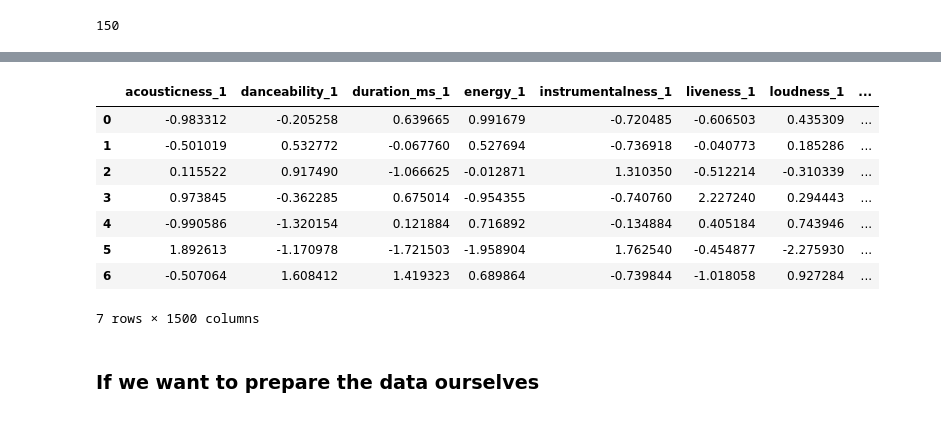
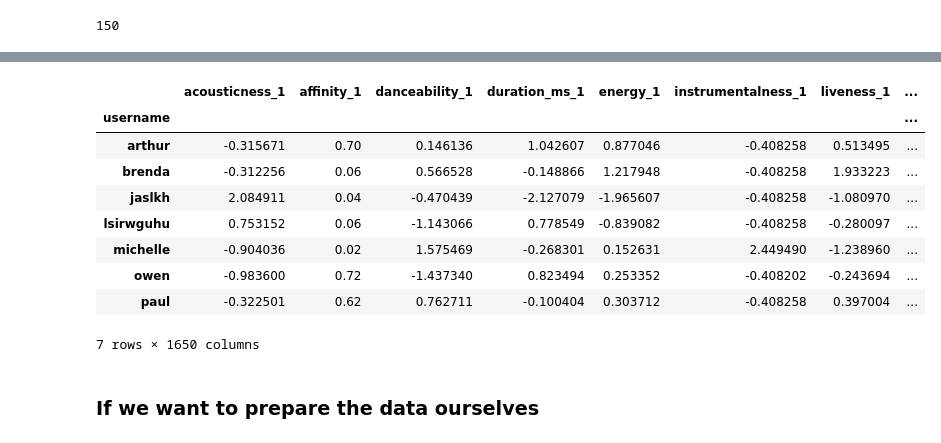
Before and after one commit to owengombas/spotify-recommender, a Jupyter notebook: pca.ipynb, the cells around one changed output, grey strips where cells are left out. Saved outputs shown, nothing was run; the diff lists cells and outputs as text; code cells hidden in the pictures.

```diff
--- a/pca.ipynb
+++ b/pca.ipynb
@@ -293,3 +296,21 @@ plot_latent_space(pca_user)
 # %% [markdown]
 ### If we wanted to let the model choose the features by itself from the raw data
 No working well
+# %%
+penality_factors = {
+    "short_term": 1,
+    "medium_term": 1,
+    "long_term": 1
+}
+
+df_with_affinity = df.copy()
+
+for user, df_sub_user in df_with_affinity.groupby("username"):
+    for time_range, df_sub_user_time_range in df_sub_user.groupby("time_range"):
+        # Add affinity column, to goes from 0 to 1, it's just a incremental index
+        size = len(df_sub_user_time_range)
+        penality_factor = penality_factors[time_range]
+        df_sub_user_time_range["affinity"] = range(1, size + 1)[::-1]
+        df_with_affinity.loc[df_sub_user_time_range.index, "affinity"] = (df_sub_user_time_range["affinity"] * penality_factor) / size
+
+df_with_affinity[df_with_affinity["username"] == "owen"][["username", "time_range", "affinity"]]
@@ -296,5 +331,5 @@ No working well
 # %%
-df_features_user_full = df[numeric_features + ["username"]]
+df_features_user_full = df_with_affinity[numeric_features + ["username"]]
 df_features_user_full
 # %% [output]
 |  | danceability | energy | speechiness | acousticness | instrumentalness | liveness | valence | tempo | ... |
@@ -356,18 +391,22 @@ df_pivoted
 # %%
 scaler = StandardScaler()
 df_pivoted_scaled = scaler.fit_transform(df_pivoted)
-df_pivoted_scaled = pd.DataFrame(df_pivoted_scaled, columns=df_pivoted.columns)
+df_pivoted_scaled = pd.DataFrame(df_pivoted_scaled, columns=df_pivoted.columns, index=df_pivoted.index)
+for col in df_pivoted_scaled.columns:
+    if "affinity_" in col:
+        df_pivoted_scaled[col] = df_pivoted[col]
 df_pivoted_scaled
 # %% [output]
-|  | acousticness_1 | danceability_1 | duration_ms_1 | energy_1 | instrumentalness_1 | liveness_1 | loudness_1 | ... |
-| 0 | -0.983312 | -0.205258 | 0.639665 | 0.991679 | -0.720485 | -0.606503 | 0.435309 | ... |
-| 1 | -0.501019 | 0.532772 | -0.067760 | 0.527694 | -0.736918 | -0.040773 | 0.185286 | ... |
-| 2 | 0.115522 | 0.917490 | -1.066625 | -0.012871 | 1.310350 | -0.512214 | -0.310339 | ... |
-| 3 | 0.973845 | -0.362285 | 0.675014 | -0.954355 | -0.740760 | 2.227240 | 0.294443 | ... |
-| 4 | -0.990586 | -1.320154 | 0.121884 | 0.716892 | -0.134884 | 0.405184 | 0.743946 | ... |
-| 5 | 1.892613 | -1.170978 | -1.721503 | -1.958904 | 1.762540 | -0.454877 | -2.275930 | ... |
-| 6 | -0.507064 | 1.608412 | 1.419323 | 0.689864 | -0.739844 | -1.018058 | 0.927284 | ... |
+|  | acousticness_1 | affinity_1 | danceability_1 | duration_ms_1 | energy_1 | instrumentalness_1 | liveness_1 | ... |
+| username |  |  |  |  |  |  |  | ... |
+| arthur | -0.315671 | 0.70 | 0.146136 | 1.042607 | 0.877046 | -0.408258 | 0.513495 | ... |
+| brenda | -0.312256 | 0.06 | 0.566528 | -0.148866 | 1.217948 | -0.408258 | 1.933223 | ... |
+| jaslkh | 2.084911 | 0.04 | -0.470439 | -2.127079 | -1.965607 | -0.408258 | -1.080970 | ... |
+| lsirwguhu | 0.753152 | 0.06 | -1.143066 | 0.778549 | -0.839082 | -0.408258 | -0.280097 | ... |
+| michelle | -0.904036 | 0.02 | 1.575469 | -0.268301 | 0.152631 | 2.449490 | -1.238960 | ... |
+| owen | -0.983600 | 0.72 | -1.437340 | 0.823494 | 0.253352 | -0.408202 | -0.243694 | ... |
+| paul | -0.322501 | 0.62 | 0.762711 | -0.100404 | 0.303712 | -0.408258 | 0.397004 | ... |
-7 rows × 1500 columns
+7 rows × 1650 columns
 # %% [markdown]
 ### If we want to prepare the data ourselves
 # %%
```
Also changed, not shown: parts of 35 cells of this notebook, 4 other files.
